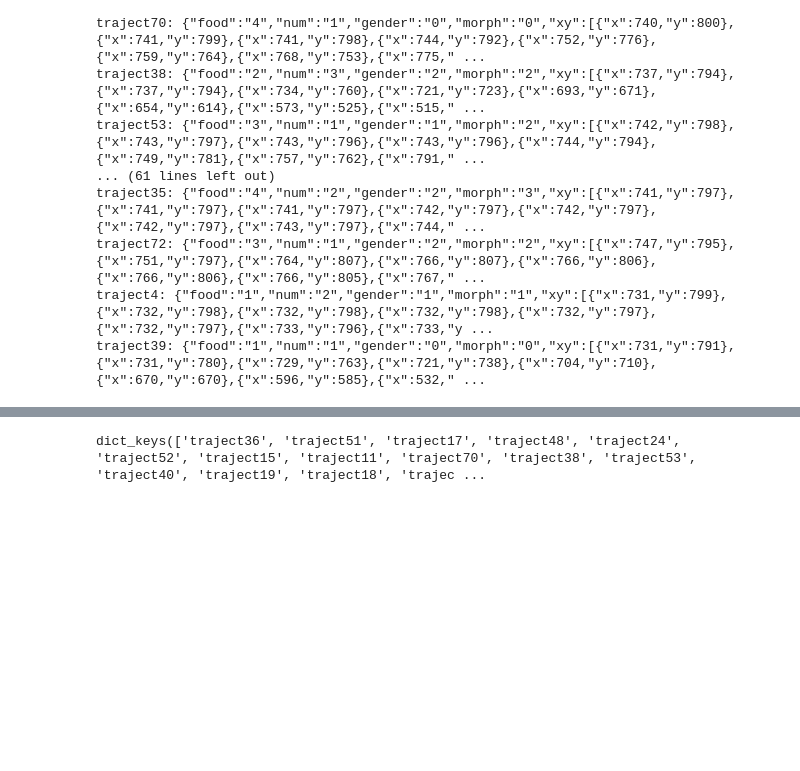
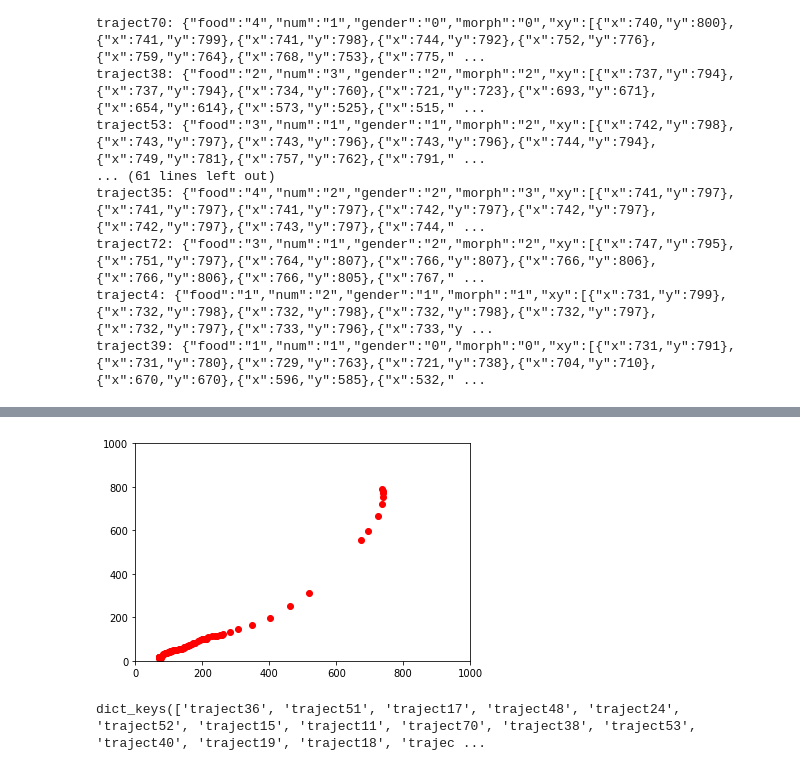
Before and after one commit to cs279-HW2/Controlled-Experiments, a Jupyter notebook: script.ipynb, the cells around one changed output, grey strips where cells are left out. Cells and saved outputs as stored; diff of their text form; code cells hidden in the pictures; blank space fills up the shorter version.

```diff
--- a/script.ipynb
+++ b/script.ipynb
@@ -212,3 +235,21 @@ with open("./result/margo-result.txt", "rb") as inputfile:
+# %%
+dict36 = json.loads(t36)
+dict36
+dict36_xy = dict36['xy']
+# %%
+xs = []
+ys = []
+for i in dict36_xy:
+    xs.append(i['x'])
+    ys.append(i['y'])
+# %%
+import matplotlib.pyplot as plt
+plt.xlim(xmax=1000,xmin=0)
+plt.ylim(ymax=1000,ymin=0)
+plt.plot(xs, ys,'ro')
+plt.show()
+# %% [output]
+[figure, added]
 # %%
 testResult.keys()
 # %% [output]
```
Also changed, not shown: parts of 3 cells of this notebook.
